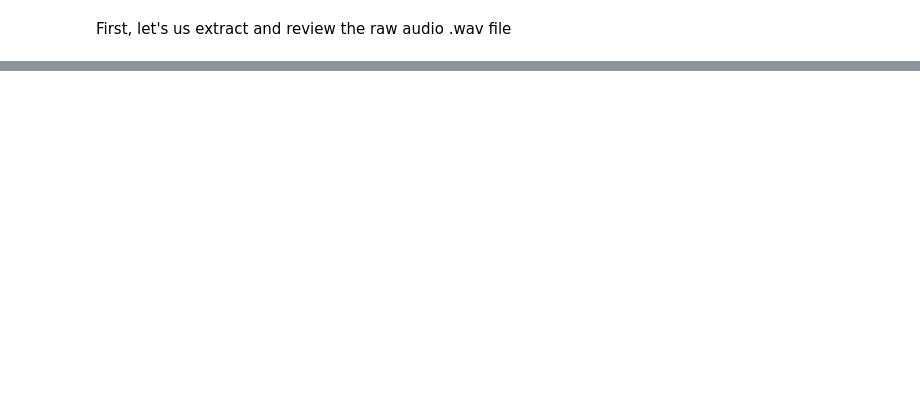
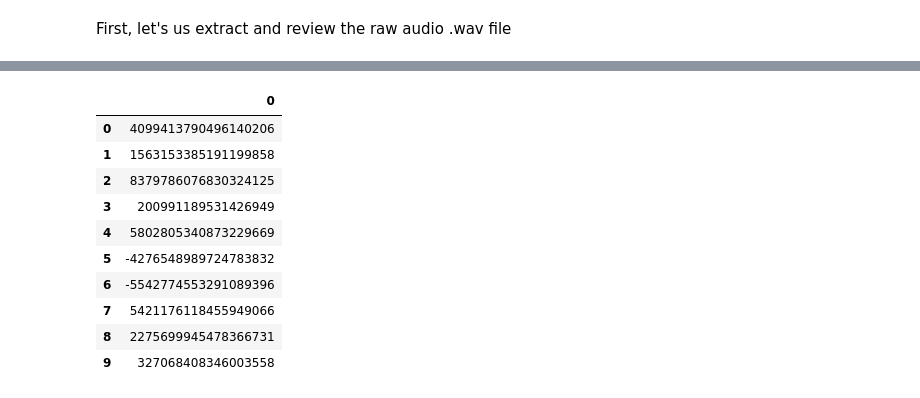
Before and after one commit to cyschneck/wavelet-tutorial, a Jupyter notebook: wavelet_spy.ipynb, the cells around one changed output, grey strips where cells are left out. Drawn from its saved outputs; the diff is of its cells as text; code cells hidden in the pictures; blank space fills up the shorter version.

Commit message:
np to dataframe

```diff
--- a/wavelet_spy.ipynb
+++ b/wavelet_spy.ipynb
@@ -38,0 +37,18 @@ NameError: name 'plt' is not defined
+# %%
+import pandas as pd
+
+signal_df = pd.DataFrame(data=signal_data)
+
+signal_df.head(10)
+# %% [output]
+|  | 0 |
+| 0 | 4099413790496140206 |
+| 1 | 1563153385191199858 |
+| 2 | 8379786076830324125 |
+| 3 | 200991189531426949 |
+| 4 | 5802805340873229669 |
+| 5 | -4276548989724783832 |
+| 6 | -5542774553291089396 |
+| 7 | 5421176118455949066 |
+| 8 | 2275699945478366731 |
+| 9 | 327068408346003558 |
```
Also changed, not shown: parts of 2 cells of this notebook.
